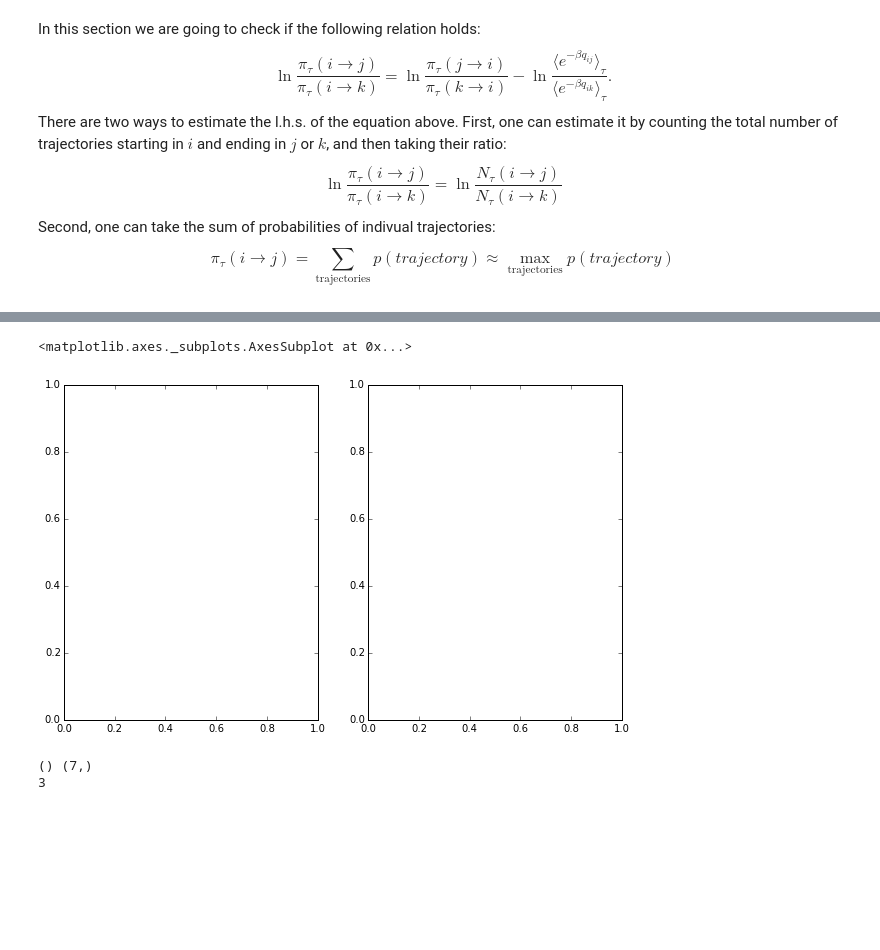
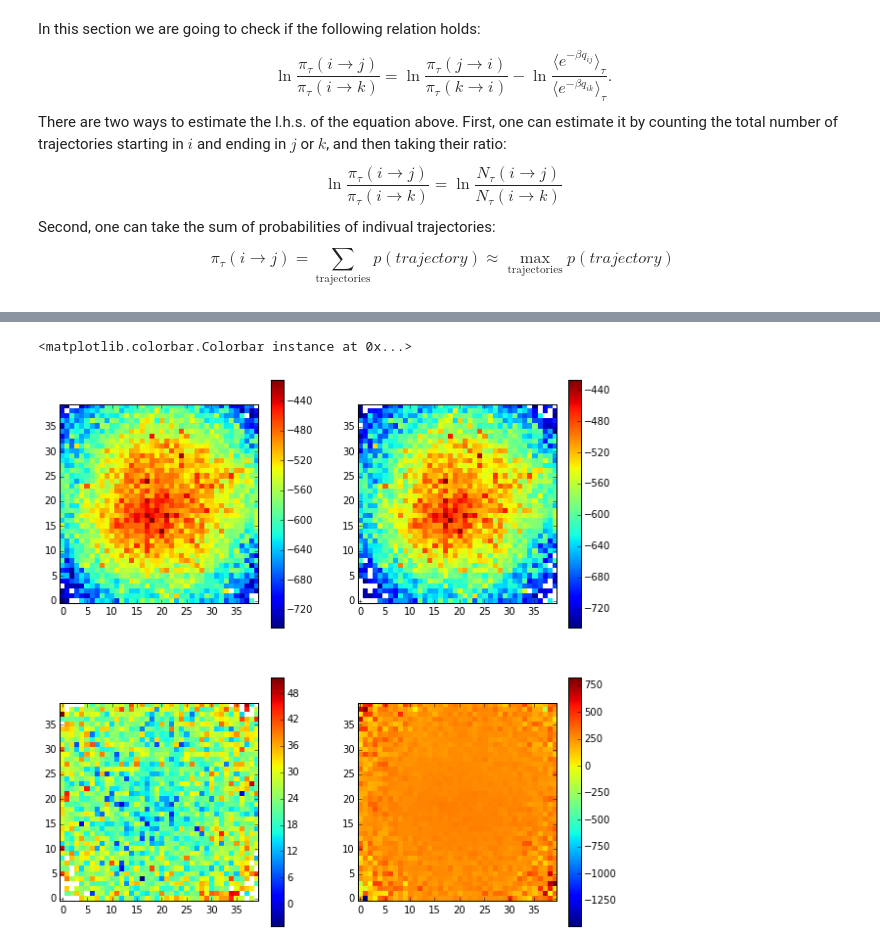
Before and after one commit to nperunov/ipython_notebook_shared, a Jupyter notebook: plot_logPf_Q.ipynb, the cells around one changed output, grey strips where cells are left out. Drawn from its saved outputs; the diff is of its cells as text; code cells hidden in the pictures; blank space fills up the shorter version.

```diff
--- a/plot_logPf_Q.ipynb
+++ b/plot_logPf_Q.ipynb
@@ -232,18 +263,28 @@ plt.colorbar()
-# %%
-plt.figure(figsize=(10,6))
-plt.subplot(121)
-#pi_forward[0].hist(bins=40)
-plt.subplot(122)
-#pi_reverse[0].hist(bins=40)
-# %% [output]
-<matplotlib.axes._subplots.AxesSubplot at 0x...>
-[figure, removed]
-# %%
-traj = load_trajectory("/Volumes/MacintoshHD2/rw_in_time_dependent_potential/10_16_2014/4384706-sim/trajectory1100303")
-traj1 = load_trajectory("/Volumes/MacintoshHD2/rw_in_time_dependent_potential/10_16_2014/4384706-sim/trajectory1100304")
-print traj.shape, traj1.shape
-if traj1.shape:
-    print 3
-# %% [output]
-() (7,)
-3
+# %%
+pi_forward = grouped.apply(lambda x: x.logPf - x.logPf.mean() )
+pi_reverse = grouped.apply(lambda x: x.logPr - x.logPr.mean() )
+
+pi_f_max = grouped.apply(lambda x: np.log(np.exp(x.logPf).sum()) )
+pi_r_max = grouped.apply(lambda x: np.log(np.exp(x.logPr).sum()) )
+Q_min = grouped.apply(lambda x: x.Q.min() )
+expQ = grouped.apply(lambda x: -np.log((np.exp(x.logPf-x.Q)).sum()/np.exp(x.logPf).sum() ))
+expQ_gaus = grouped.apply(lambda x: -x.Q.mean() + 0.5*x.Q.var() - np.cov(x.Q, x.logPf)[0][1])
+
+#print pi_f_max[0], pi_r_max[0]
+
+plt.figure(figsize=(10,10))
+plt.subplot(221)
+plt.imshow(fill_missing_values(pi_f_max).reshape(Nx, Ny).T, origin='lower', interpolation='Nearest')
+plt.colorbar()
+plt.subplot(222)
+plt.imshow(fill_missing_values(pi_r_max).reshape(Nx, Ny).T, origin='lower', interpolation='Nearest')
+plt.colorbar()
+plt.subplot(223)
+plt.imshow(fill_missing_values(expQ).reshape(Nx, Ny).T, origin='lower', interpolation='Nearest')
+plt.colorbar()
+plt.subplot(224)
+plt.imshow(fill_missing_values((expQ_gaus)).reshape(Nx, Ny).T, origin='lower', interpolation='Nearest')
+plt.colorbar()
+# %% [output]
+<matplotlib.colorbar.Colorbar instance at 0x...>
+[figure, added]
```
Also changed, not shown: parts of 13 cells of this notebook.
